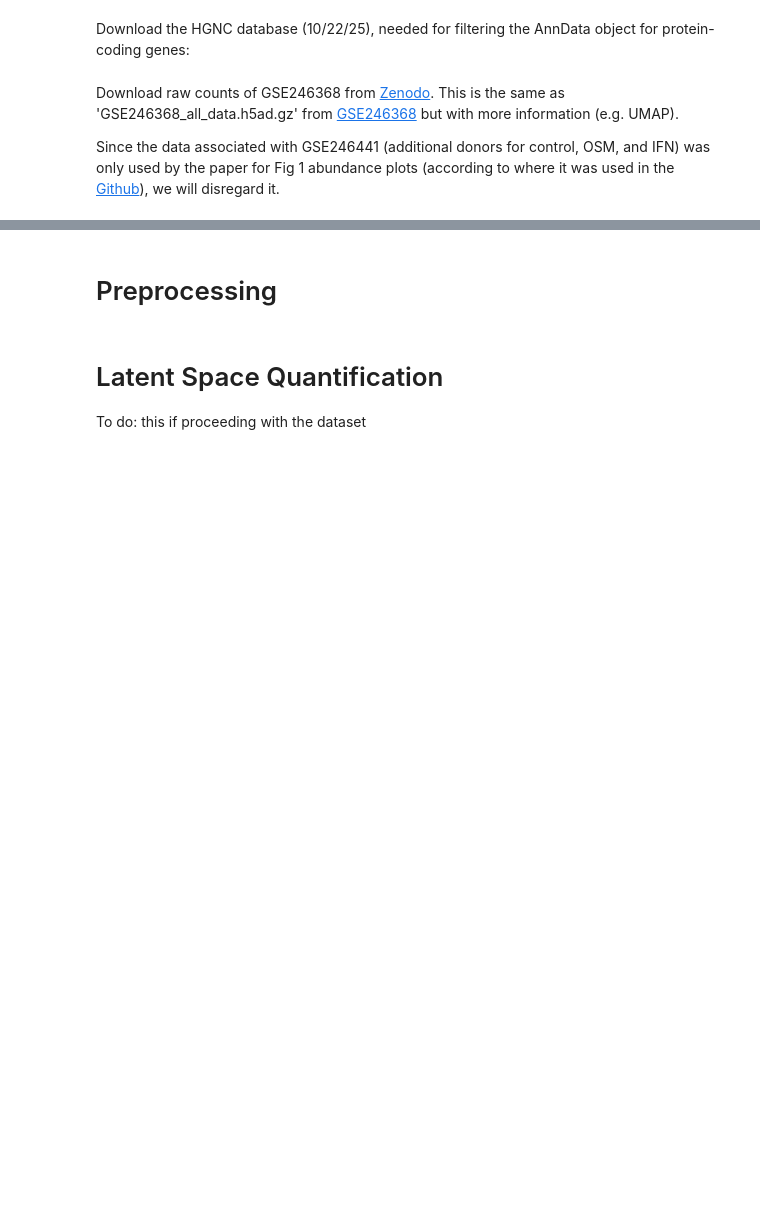
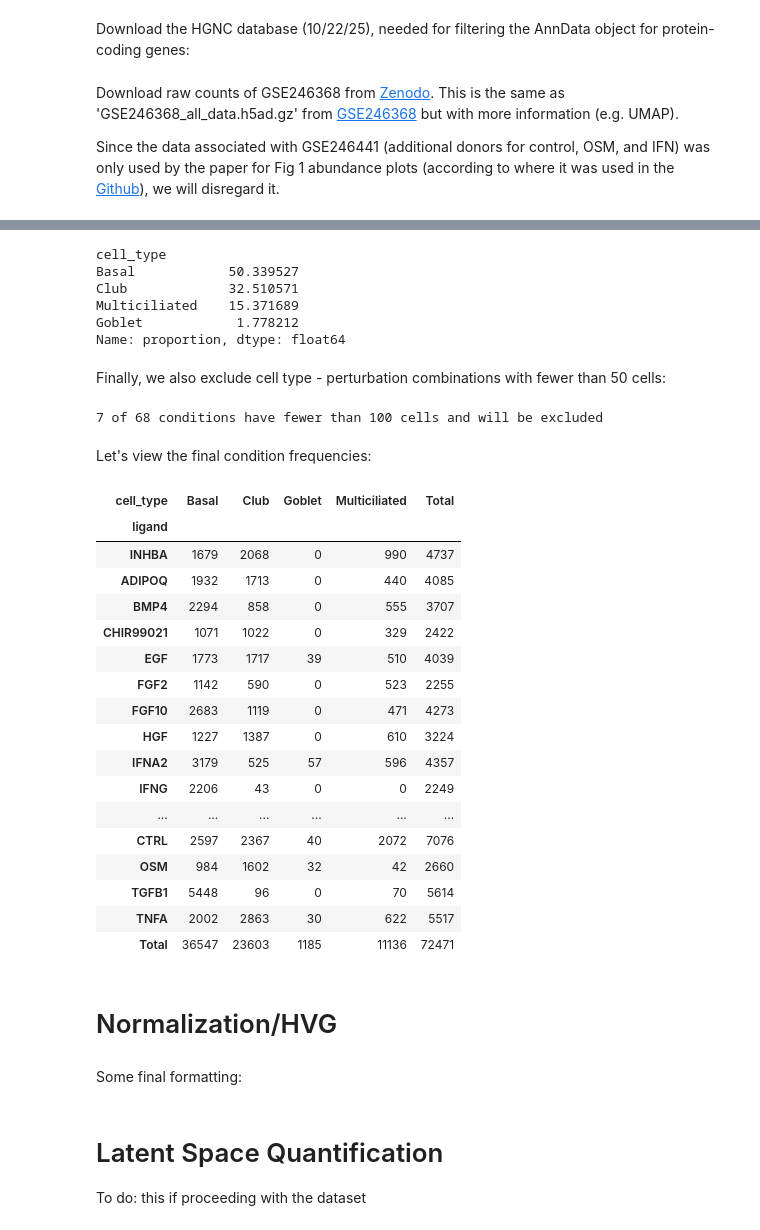
Before and after one commit to hmbaghdassarian/scLEMBAS, a Jupyter notebook: notebooks/McCauley_2024/00_process_data.ipynb, the cells around one changed output, grey strips where cells are left out. Drawn from its saved outputs; the diff is of its cells as text; code cells hidden in the pictures; blank space fills up the shorter version.

```diff
--- a/notebooks/McCauley_2024/00_process_data.ipynb
+++ b/notebooks/McCauley_2024/00_process_data.ipynb
@@ -91,0 +115,11 @@ if not os.path.isfile(os.path.join(file_path, fn)):
+# %%
+cat_col = 'cell_type'
+pert_col = 'ligand'
+
+adata.obs.rename(
+    columns = {
+        'cell line': 'donor_ID',
+        'condition': pert_col,
+        'cell_states': cat_col
+    }, inplace = True
+)
@@ -91,0 +231,2 @@ if not os.path.isfile(os.path.join(file_path, fn)):
+# %%
+adata.obs['condition'] = adata.obs[cat_col].astype(str) + '^' + adata.obs[pert_col].astype(str)
@@ -92,2 +253,64 @@ if not os.path.isfile(os.path.join(file_path, fn)):
+# %%
+unlabelled_cells = ['Indeterminate']
+rare_cells = ['PNEC', 'Tuft', 'Ionocyte']
+
+mask = ~adata.obs[cat_col].isin(unlabelled_cells + rare_cells)
+adata = adata[mask].copy()
+
+for col in [cat_col, 'secretory_mcc_subsets']:
+    adata.obs[col] = (
+        adata.obs[col].cat.remove_unused_categories()
+    )
+
+adata.obs[cat_col].value_counts(normalize = True)*100
+# %% [output]
+cell_type
+Basal            50.339527
+Club             32.510571
+Multiciliated    15.371689
+Goblet            1.778212
+Name: proportion, dtype: float64
+# %% [markdown]
+Finally, we also exclude cell type - perturbation combinations with fewer than 50 cells:
+# %%
+count_thresh = 30
+low_count_conditions = adata.obs['condition'].value_counts()[lambda x: x < count_thresh].index
+print('{} of {} conditions have fewer than 100 cells and will be excluded'.format(
+    len(low_count_conditions), adata.obs['condition'].nunique()))
+
+mask = ~(adata.obs['condition'].isin(low_count_conditions))
+adata = adata[mask, :].copy()
+# %% [output]
+7 of 68 conditions have fewer than 100 cells and will be excluded
+# %% [markdown]
+Let's view the final condition frequencies:
+# %%
+freq_matrix = pd.crosstab(adata.obs[cat_col], adata.obs[pert_col])
+freq_matrix.loc['Total'] = freq_matrix.sum(axis=0)
+freq_matrix['Total'] = freq_matrix.sum(axis=1)
+
+# freq_matrix_norm = 100 * (freq_matrix / freq_matrix.loc['Total', 'Total'])
+# freq_matrix_norm.T
+
+freq_matrix.T
+# %% [output]
+| cell_type | Basal | Club | Goblet | Multiciliated | Total |
+| ligand |  |  |  |  |  |
+| INHBA | 1679 | 2068 | 0 | 990 | 4737 |
+| ADIPOQ | 1932 | 1713 | 0 | 440 | 4085 |
+| BMP4 | 2294 | 858 | 0 | 555 | 3707 |
+| CHIR99021 | 1071 | 1022 | 0 | 329 | 2422 |
+| EGF | 1773 | 1717 | 39 | 510 | 4039 |
+| FGF2 | 1142 | 590 | 0 | 523 | 2255 |
+| FGF10 | 2683 | 1119 | 0 | 471 | 4273 |
+| HGF | 1227 | 1387 | 0 | 610 | 3224 |
+| IFNA2 | 3179 | 525 | 57 | 596 | 4357 |
+| IFNG | 2206 | 43 | 0 | 0 | 2249 |
+| ... | ... | ... | ... | ... | ... |
+| CTRL | 2597 | 2367 | 40 | 2072 | 7076 |
+| OSM | 984 | 1602 | 32 | 42 | 2660 |
+| TGFB1 | 5448 | 96 | 0 | 70 | 5614 |
+| TNFA | 2002 | 2863 | 30 | 622 | 5517 |
+| Total | 36547 | 23603 | 1185 | 11136 | 72471 |
 # %% [markdown]
-# Preprocessing
+# Normalization/HVG
@@ -124,3 +330,5 @@ s_genes = [x for x in cell_cycle_genes[:43] if x in adata.var_names]
 g2m_genes = [x for x in cell_cycle_genes[43:] if x in adata.var_names]
 cell_cycle_genes = [*s_genes, *g2m_genes]
 sc.tl.score_genes_cell_cycle(adata, s_genes=s_genes, g2m_genes=g2m_genes)
+# %% [markdown]
+Some final formatting:
```
Also changed, not shown: parts of 15 cells of this notebook, 34 other files.
